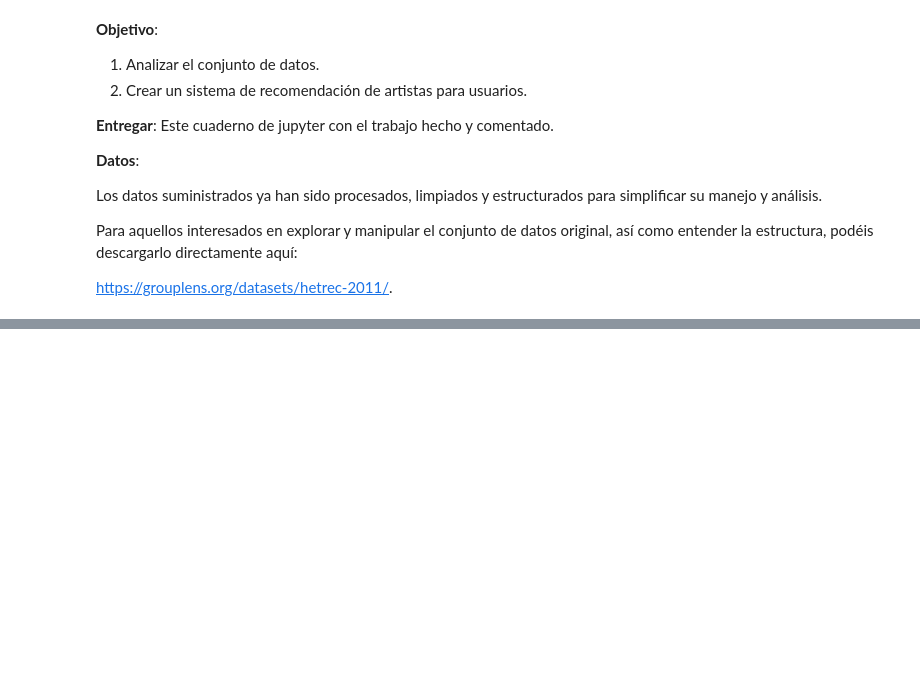
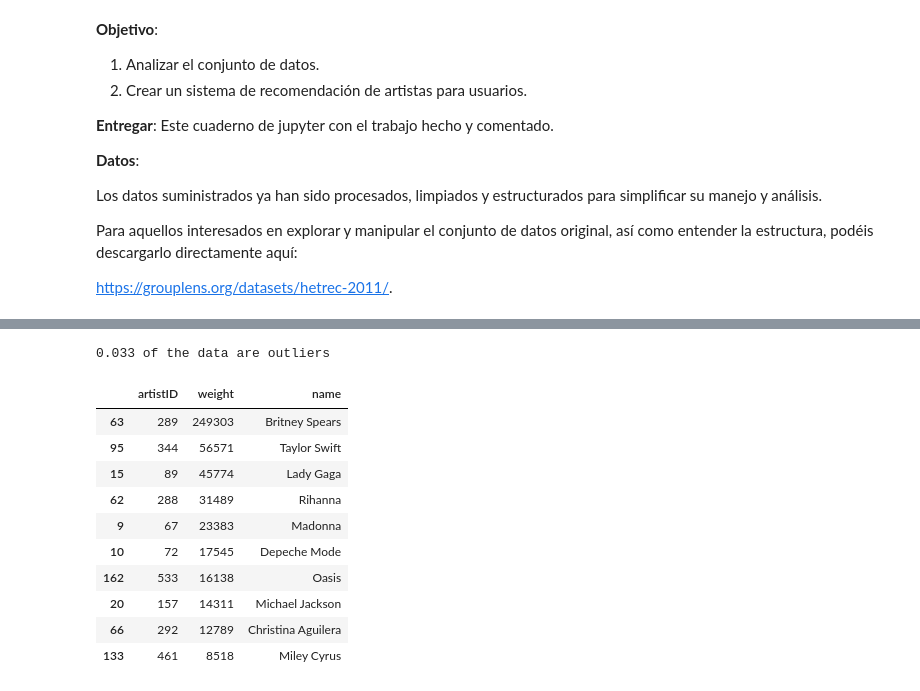
Before and after one commit to apardods/ml3-p2, a Jupyter notebook: ml3_project2.ipynb, the cells around one changed output, grey strips where cells are left out. Saved outputs shown, nothing was run; the diff lists cells and outputs as text; code cells hidden in the pictures; blank space fills up the shorter version.

```diff
--- a/ml3_project2.ipynb
+++ b/ml3_project2.ipynb
@@ -46,0 +90,15 @@ print(users.head())
+# %%
+Q1 = user_artist_count.quantile(0.25)
+Q3 = user_artist_count.quantile(0.75)
+IQR = Q3 - Q1
+
+lower_bound = Q1 - 1.5 * IQR
+upper_bound = Q3 + 1.5 * IQR
+
+outliers = user_artist_count[(user_artist_count < lower_bound) | (user_artist_count > upper_bound)]
+percentage_of_outliers = (len(outliers) / len(user_artist_count))
+
+percentage_of_outliers = round(percentage_of_outliers, 3)
+print(str(percentage_of_outliers) + " of the data are outliers")
+# %% [output]
+0.033 of the data are outliers
@@ -46,0 +108,20 @@ print(users.head())
+# %%
+top_artists = users.groupby('artistID')['weight'].sum()
+# add the name of the artists to the top_artists series
+top_artists = top_artists.reset_index()
+top_artists = top_artists.merge(artists[['id', 'name']], left_on='artistID', right_on='id')
+top_artists = top_artists.drop('id', axis=1)
+top_artists = top_artists.sort_values('weight', ascending=False)
+top_artists.head(10)
+# %% [output]
+|  | artistID | weight | name |
+| 63 | 289 | 249303 | Britney Spears |
+| 95 | 344 | 56571 | Taylor Swift |
+| 15 | 89 | 45774 | Lady Gaga |
+| 62 | 288 | 31489 | Rihanna |
+| 9 | 67 | 23383 | Madonna |
+| 10 | 72 | 17545 | Depeche Mode |
+| 162 | 533 | 16138 | Oasis |
+| 20 | 157 | 14311 | Michael Jackson |
+| 66 | 292 | 12789 | Christina Aguilera |
+| 133 | 461 | 8518 | Miley Cyrus |
```
Also changed, not shown: parts of 12 cells of this notebook.
